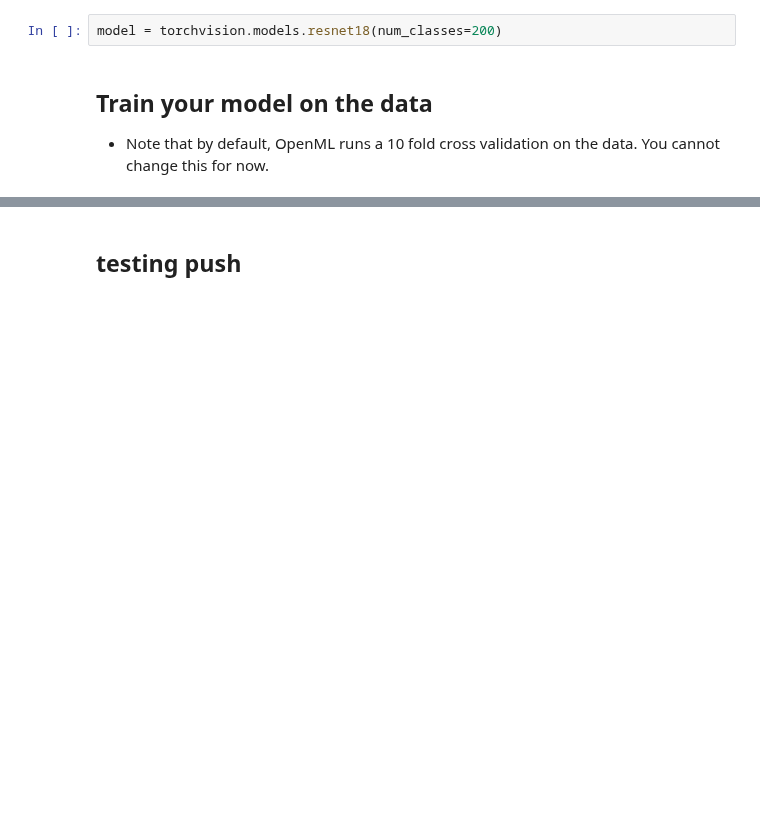
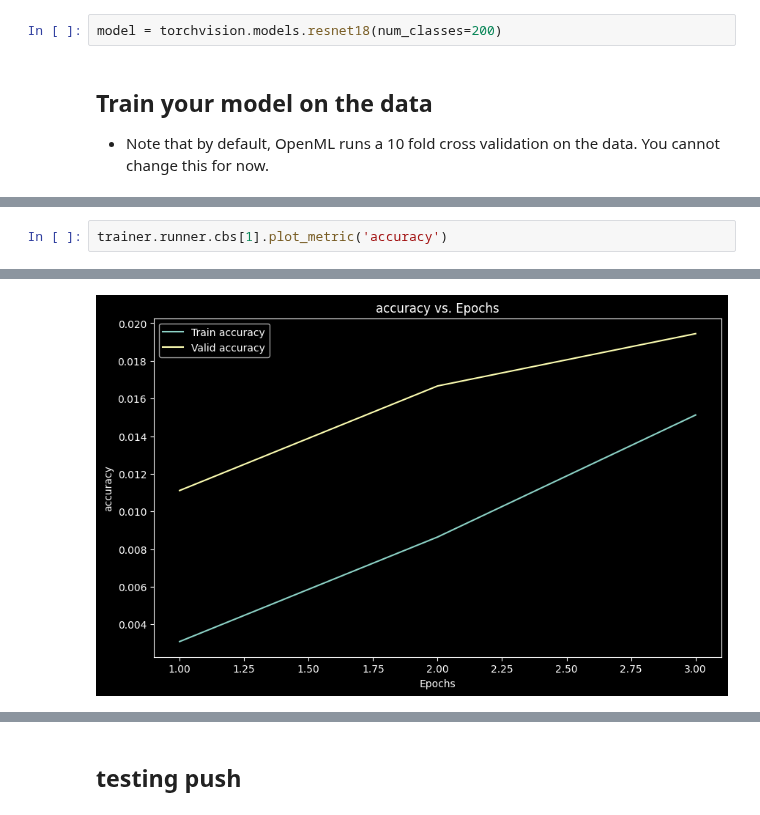
Before and after one commit to openml/openml-pytorch, a Jupyter notebook: test_new_dataloader.ipynb, the cells around one changed output, grey strips where cells are left out. Cells and saved outputs as stored; diff of their text form; blank space fills up the shorter version.

```diff
--- a/test_new_dataloader.ipynb
+++ b/test_new_dataloader.ipynb
@@ -129,0 +111,3 @@ KeyboardInterrupt:
+# %%
+trainer.runner.cbs[1].plot_metric('accuracy')
+# %% [output]
@@ -129,0 +115 @@ KeyboardInterrupt:
+[figure, added]
```
Also changed, not shown: parts of 9 cells of this notebook, 17 other files.
